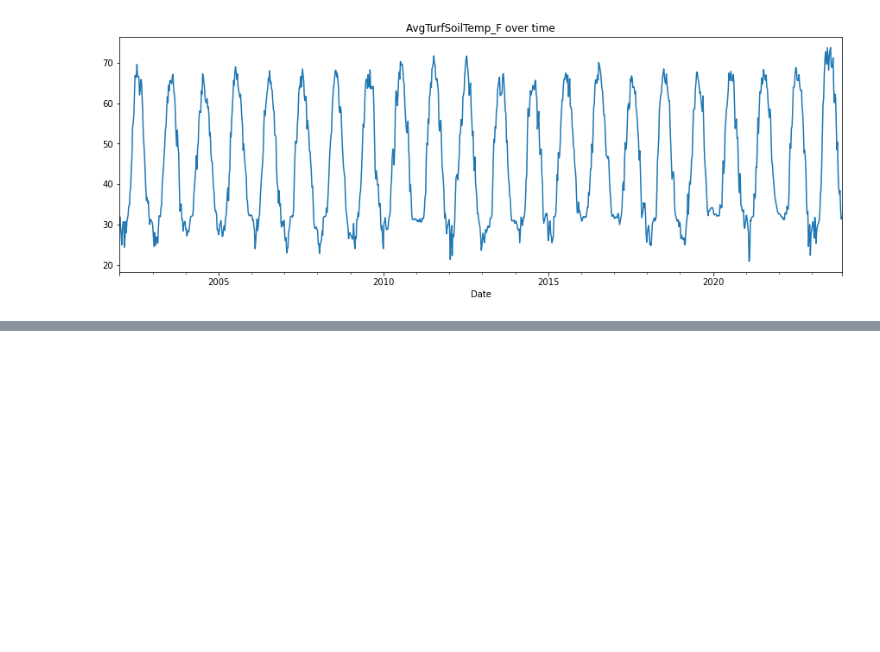
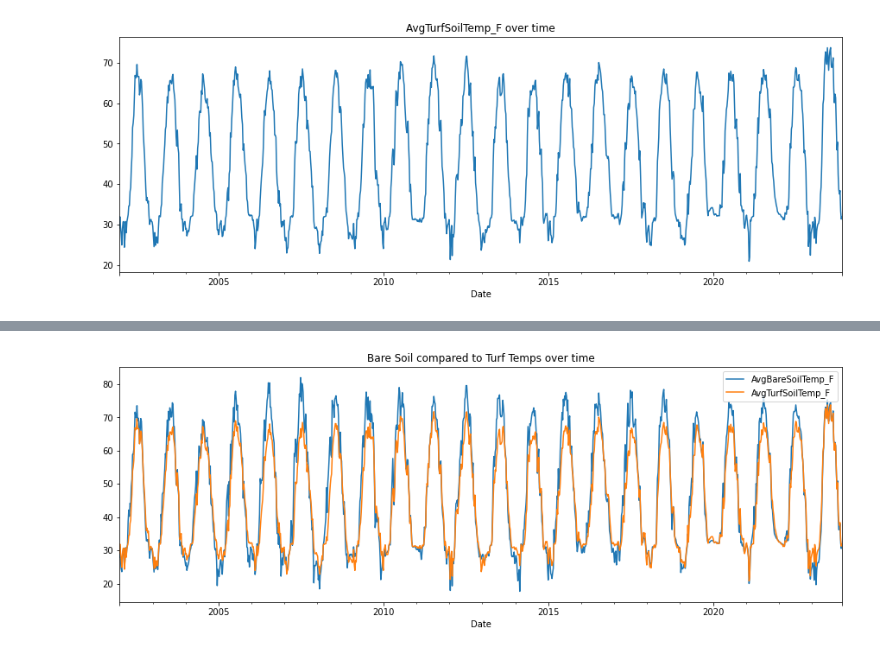
Before and after one commit to jbaumgit/Time-Series-Weather-Forcast-for-Corn-Growth-Degree-Days-in-ND, a Jupyter notebook: EDA_notebook.ipynb, the cells around one changed output, grey strips where cells are left out. Saved outputs shown, nothing was run; the diff lists cells and outputs as text; code cells hidden in the pictures; blank space fills up the shorter version.

```diff
--- a/EDA_notebook.ipynb
+++ b/EDA_notebook.ipynb
@@ -120,0 +135,6 @@ ax.set_title("AvgTurfSoilTemp_F over time");
+# %%
+fig, ax = plt.subplots(figsize=(15, 5))
+df_num[["AvgBareSoilTemp_F", "AvgTurfSoilTemp_F"]].plot(ax=ax)
+ax.set_title("Bare Soil compared to Turf Temps over time");
+# %% [output]
+[figure, added]
```
Also changed, not shown: parts of 4 cells of this notebook.
